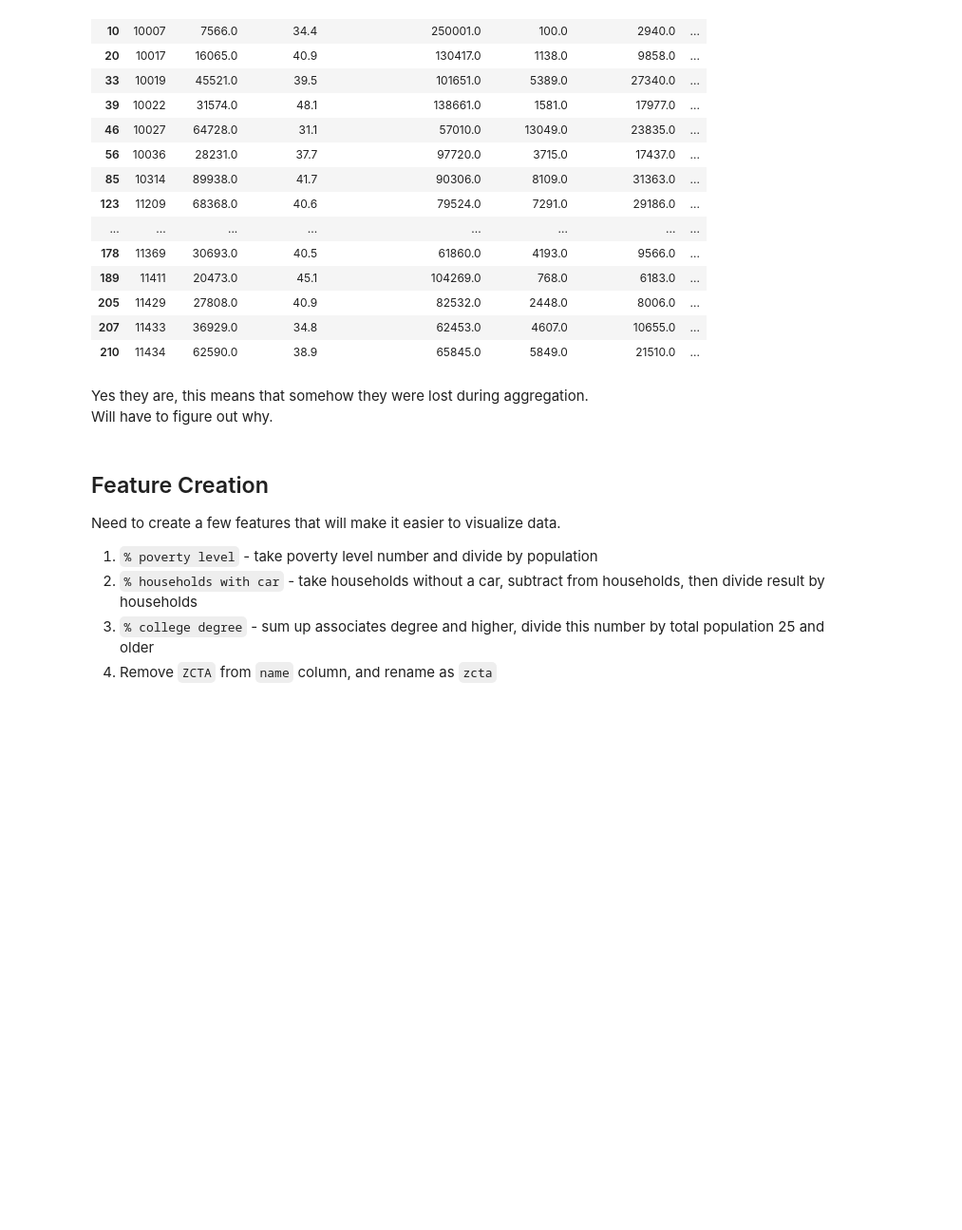
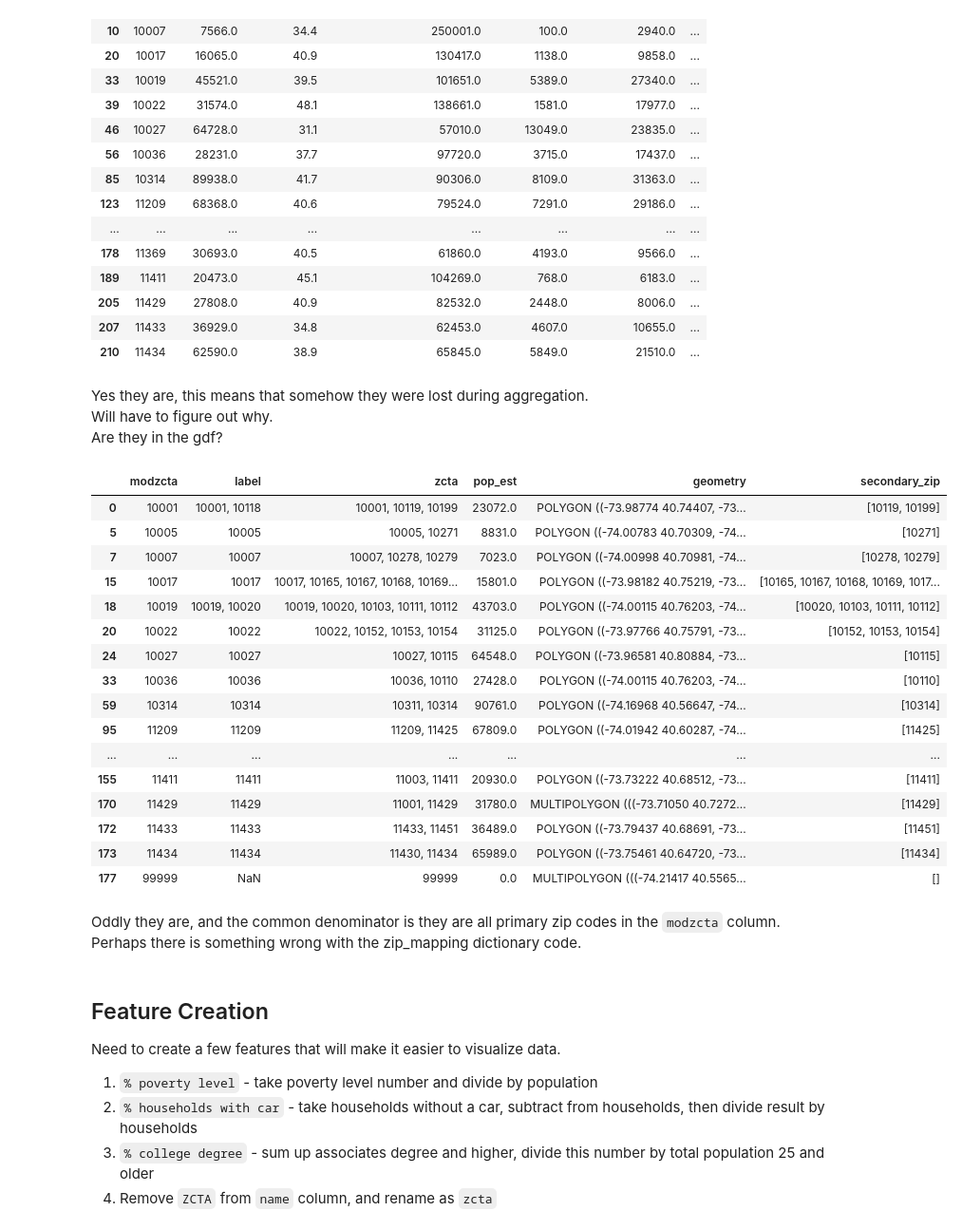
Before and after one commit to justinm0rgan/python_mapping, a Jupyter notebook: 01_data_gathering.ipynb, the cells around one changed output. Shown at 95% size. Saved outputs shown, nothing was run; the diff lists cells and outputs as text; code cells hidden in the pictures; blank space fills up the shorter version.

```diff
--- a/01_data_gathering.ipynb
+++ b/01_data_gathering.ipynb
@@ -183,0 +275,8 @@ secondary_zip_set = set(zip_code for zip_codes in gdf['secondary_zip'] for zip_c
+# %%
+# concatenate gdf with secondary zip code df
+gdf_full=pd.concat([gdf,new_df],ignore_index=True)
+# drop anything after primary in zcta column
+for idx, row in gdf_full.iterrows():
+  gdf_full.loc[idx,'zcta'] = row['zcta'].split(',')[0].strip()
+# drop secondary zip col
+gdf_full.drop(columns='secondary_zip',inplace=True)
@@ -275,4 +392,4 @@ df_acs_2020_cleaned=df_acs_2020.groupby('modzcta').agg({'zcta':'first',
                                                             'pop_25_older_hs_grad':'sum',
                                                             'pop_25_older_associates':'sum',
                                                             'pop_25_older_bachelors':'sum',
-                                                            'pop_25_older_graduate':'sum'}).reset_index().drop(columns='zcta')
+                                                            'pop_25_older_graduate':'sum'}).reset_index()
@@ -287,0 +396,3 @@ df_acs_2020_cleaned.head()
+# %%
+pd.set_option('display.max_rows',None)
+df_acs_2020_cleaned.head()
@@ -312,10 +453,10 @@ memory usage: 15.6+ KB
 # %%
 # extract unique values
 gdf_modzcta=set(gdf['modzcta'])
-df_modzcta=set(df_acs_2020_cleaned['modzcta'])
+df_modzcta_cleaned=set(df_acs_2020_cleaned['modzcta'])
 
-# find value sin gdf that are not present in df
-missing_modzcta=gdf_modzcta-df_modzcta
+# find values in gdf that are not present in df
+missing_modzcta=gdf_modzcta-df_modzcta_cleaned
 
 # print
 print(f"There are {len(missing_modzcta)}, they are:")
@@ -348,7 +506,31 @@ df_acs_2020[df_acs_2020['zcta'].isin(list(missing_modzcta))]
 | 210 | 11434 | 62590.0 | 38.9 | 65845.0 | 5849.0 | 21510.0 | ... |
 # %% [markdown]
 Yes they are, this means that somehow they were lost during aggregation.<br>
-Will have to figure out why.
+Will have to figure out why.<br>
+Are they in the gdf?
+# %%
+gdf[gdf['modzcta'].isin(missing_modzcta)]
+# %% [output]
+|  | modzcta | label | zcta | pop_est | geometry | secondary_zip |
+| 0 | 10001 | 10001, 10118 | 10001, 10119, 10199 | 23072.0 | POLYGON ((-73.98774 40.74407, -73... | [10119, 10199] |
+| 5 | 10005 | 10005 | 10005, 10271 | 8831.0 | POLYGON ((-74.00783 40.70309, -74... | [10271] |
+| 7 | 10007 | 10007 | 10007, 10278, 10279 | 7023.0 | POLYGON ((-74.00998 40.70981, -74... | [10278, 10279] |
+| 15 | 10017 | 10017 | 10017, 10165, 10167, 10168, 10169... | 15801.0 | POLYGON ((-73.98182 40.75219, -73... | [10165, 10167, 10168, 10169, 1017... |
+| 18 | 10019 | 10019, 10020 | 10019, 10020, 10103, 10111, 10112 | 43703.0 | POLYGON ((-74.00115 40.76203, -74... | [10020, 10103, 10111, 10112] |
+| 20 | 10022 | 10022 | 10022, 10152, 10153, 10154 | 31125.0 | POLYGON ((-73.97766 40.75791, -73... | [10152, 10153, 10154] |
+| 24 | 10027 | 10027 | 10027, 10115 | 64548.0 | POLYGON ((-73.96581 40.80884, -73... | [10115] |
+| 33 | 10036 | 10036 | 10036, 10110 | 27428.0 | POLYGON ((-74.00115 40.76203, -74... | [10110] |
+| 59 | 10314 | 10314 | 10311, 10314 | 90761.0 | POLYGON ((-74.16968 40.56647, -74... | [10314] |
+| 95 | 11209 | 11209 | 11209, 11425 | 67809.0 | POLYGON ((-74.01942 40.60287, -74... | [11425] |
+| ... | ... | ... | ... | ... | ... | ... |
+| 155 | 11411 | 11411 | 11003, 11411 | 20930.0 | POLYGON ((-73.73222 40.68512, -73... | [11411] |
+| 170 | 11429 | 11429 | 11001, 11429 | 31780.0 | MULTIPOLYGON (((-73.71050 40.7272... | [11429] |
+| 172 | 11433 | 11433 | 11433, 11451 | 36489.0 | POLYGON ((-73.79437 40.68691, -73... | [11451] |
+| 173 | 11434 | 11434 | 11430, 11434 | 65989.0 | POLYGON ((-73.75461 40.64720, -73... | [11434] |
+| 177 | 99999 | NaN | 99999 | 0.0 | MULTIPOLYGON (((-74.21417 40.5565... | [] |
+# %% [markdown]
+Oddly they are, and the common denominator is they are all primary zip codes in the `modzcta` column.<br>
+Perhaps there is something wrong with the zip_mapping dictionary code.
 # %% [markdown]
 ## Feature Creation
 
```
Also changed, not shown: parts of 27 cells of this notebook.
